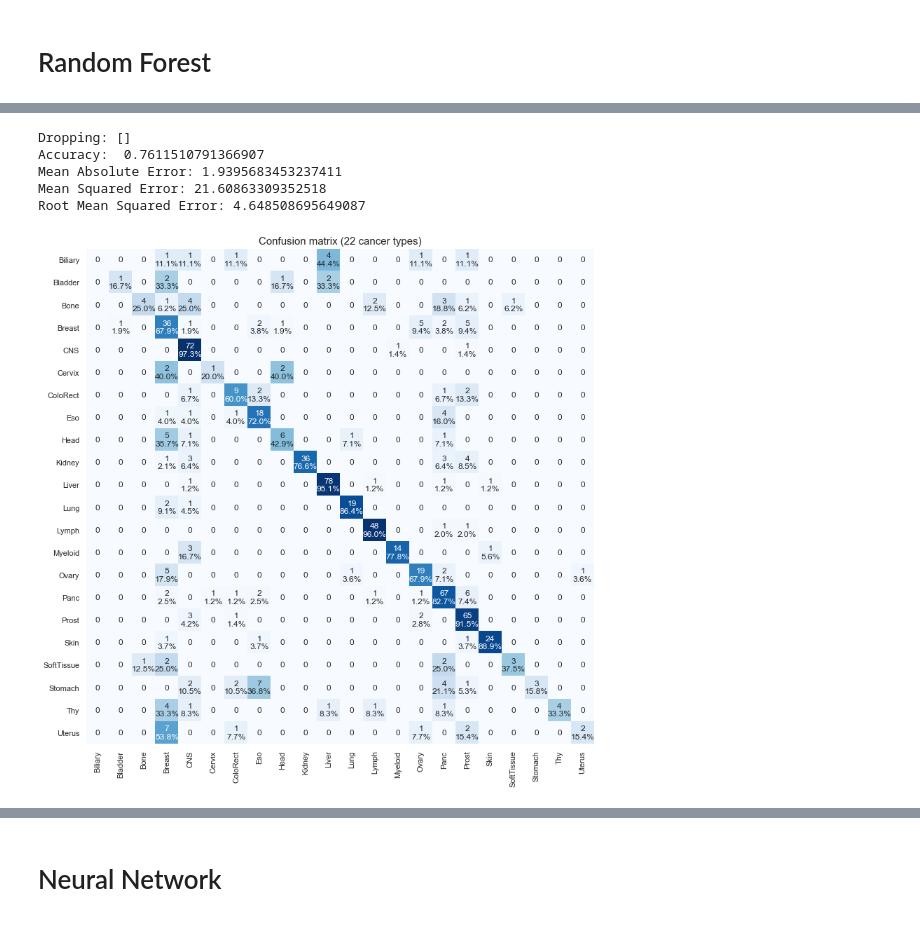
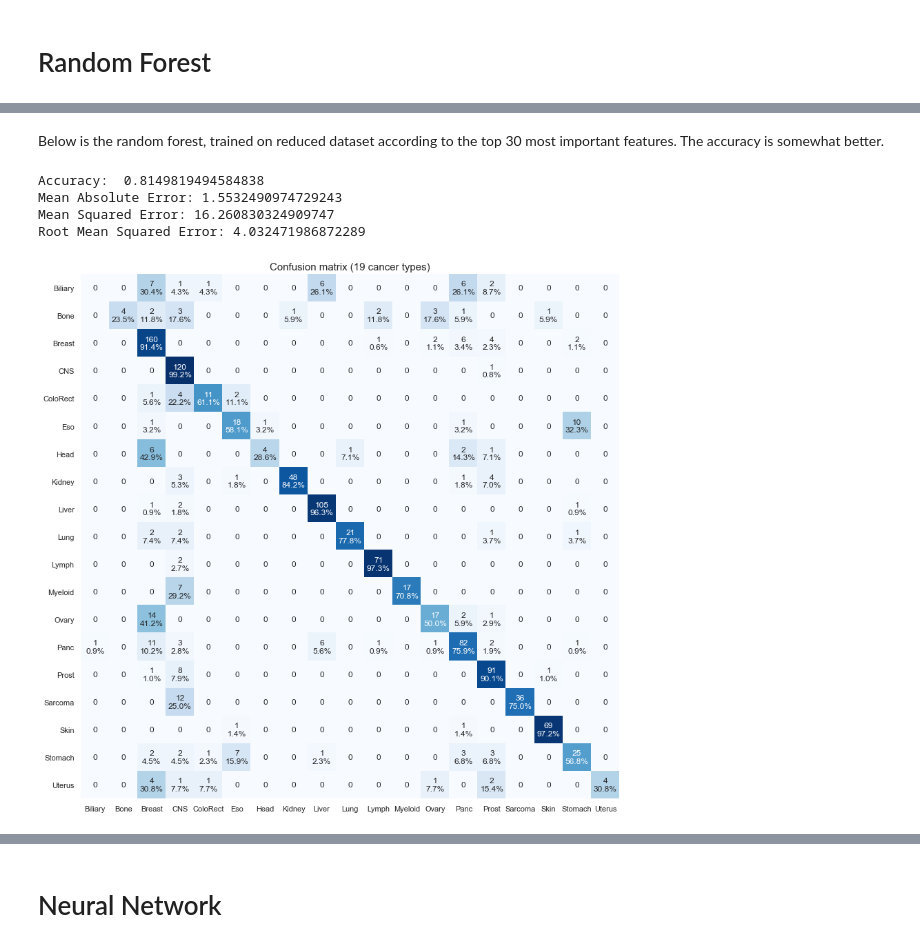
Before and after one commit to dovydask/MLMB-project, a Jupyter notebook: group_project.ipynb, the cells around one changed output, grey strips where cells are left out. Drawn from its saved outputs; the diff is of its cells as text; code cells hidden in the pictures.

```diff
--- a/group_project.ipynb
+++ b/group_project.ipynb
@@ -76,8 +76,6 @@ PCAWG_wgs_act.head(2)
 2 rows × 68 columns
 # %%
 nonPCAWG_wgs_mut = pd.read_csv ("./project_data/catalogs/WGS/WGS_Other.96.csv")
-# fix labels so that it's consistent with PCAWG_wgs_mut's
-nonPCAWG_wgs_mut.columns = [i if "AdenoCa" not in i else i.replace("AdenoCa", "AdenoCA") for i in nonPCAWG_wgs_mut.columns]
 nonPCAWG_wgs_mut.head(2)
 print(set([s.split('::')[0].split('-')[-1] for s in nonPCAWG_wgs_mut.columns[2:]]))
 # %% [output]
@@ -371,6 +368,16 @@ def confusion_matrix_plot(cmat, labels, title="", percentages=True):
 # Random Forest
 # %%
 def prepare_rf_data(data):
+    """
+    input
+        data: DataFrame; data to split
+    return
+        train_x: array; train data
+        train_y: array; train labels
+        test_x: array; test data
+        test_y: array; test labels
+    """
+
     x = np.array(data)
     y = np.array(data.index.values)
 
@@ -390,9 +397,13 @@ def prepare_rf_data(data):
 def random_forest(train_x, test_x, train_y, test_y, y_labs):
     """
     input
-        data: DataFrame; data to split into training and testing sets
+        train_x: array; train data
+        train_y: array; train labels
+        test_x: array; test data
+        test_y: array; test labels
+        y_labs: array; data labels (for plotting)
     return
-
+        rf: RandomForest; trained Random Forest model
     """
 
     rf = RandomForestClassifier(n_estimators = 500)
@@ -413,0 +469,12 @@ Below is a Random forest implementation using PCAWG mutation count data.
+# %%
+d1 = construct_dataset(PCAWG_wgs_mut, PCAWG_wgs_act, subtypes=False, sample_cutoff=0)
+d2 = construct_dataset(nonPCAWG_wgs_mut, nonPCAWG_wgs_act, subtypes=False, sample_cutoff=0)
+data_rf = pd.concat([d1, d2])
+data_rf = data_rf.rename(index = {"Ewings": "Sarcoma"})
+data_rf = data_rf.rename(index = {"AML": "Myeloid"})
+data_rf = data_rf.drop(manual_drop(data_rf.index.values, 50))
+data_rf = data_rf.drop("Accuracy", axis=1)
+data_rf = data_rf.sort_index()
+
+train_rf_x, test_rf_x, train_rf_y, test_rf_y, y_labels = prepare_rf_data(data_rf)
+rf = random_forest(train_rf_x, test_rf_x, train_rf_y, test_rf_y, y_labels)
@@ -413,0 +490,9 @@ Below is a Random forest implementation using PCAWG mutation count data.
+# %%
+importances = rf.feature_importances_
+indices = np.argsort(importances)[::-1][:30]
+print(list(data_rf.columns[indices]))
+plt.figure(figsize=(25,5))
+plt.title("Feature importances")
+plt.bar(range(30), importances[indices], color="r", align="center")
+plt.xticks(range(30), data_rf.columns[indices], rotation=90)
+plt.show()
@@ -414,12 +502,13 @@ Below is a Random forest implementation using PCAWG mutation count data.
+# %% [markdown]
+Below is the random forest, trained on reduced dataset according to the top 30 most important features. The accuracy is somewhat better.
 # %%
-data_rf = construct_dataset(PCAWG_wgs_mut, subtypes=False, six_channels=False, sample_cutoff=10)
+data_rf_reduced = data_rf.iloc[:, indices]
 
 train_rf_x, test_rf_x, train_rf_y, test_rf_y, y_labels = prepare_rf_data(data_rf)
 rf = random_forest(train_rf_x, test_rf_x, train_rf_y, test_rf_y, y_labels)
 # %% [output]
-Dropping: []
-Accuracy:  0.7611510791366907
-Mean Absolute Error: 1.9395683453237411
-Mean Squared Error: 21.60863309352518
-Root Mean Squared Error: 4.648508695649087
+Accuracy:  0.8149819494584838
+Mean Absolute Error: 1.5532490974729243
+Mean Squared Error: 16.260830324909747
+Root Mean Squared Error: 4.032471986872289
-[figure, old version]
+[figure, new version]
```
Also changed, not shown: parts of 40 cells of this notebook.
